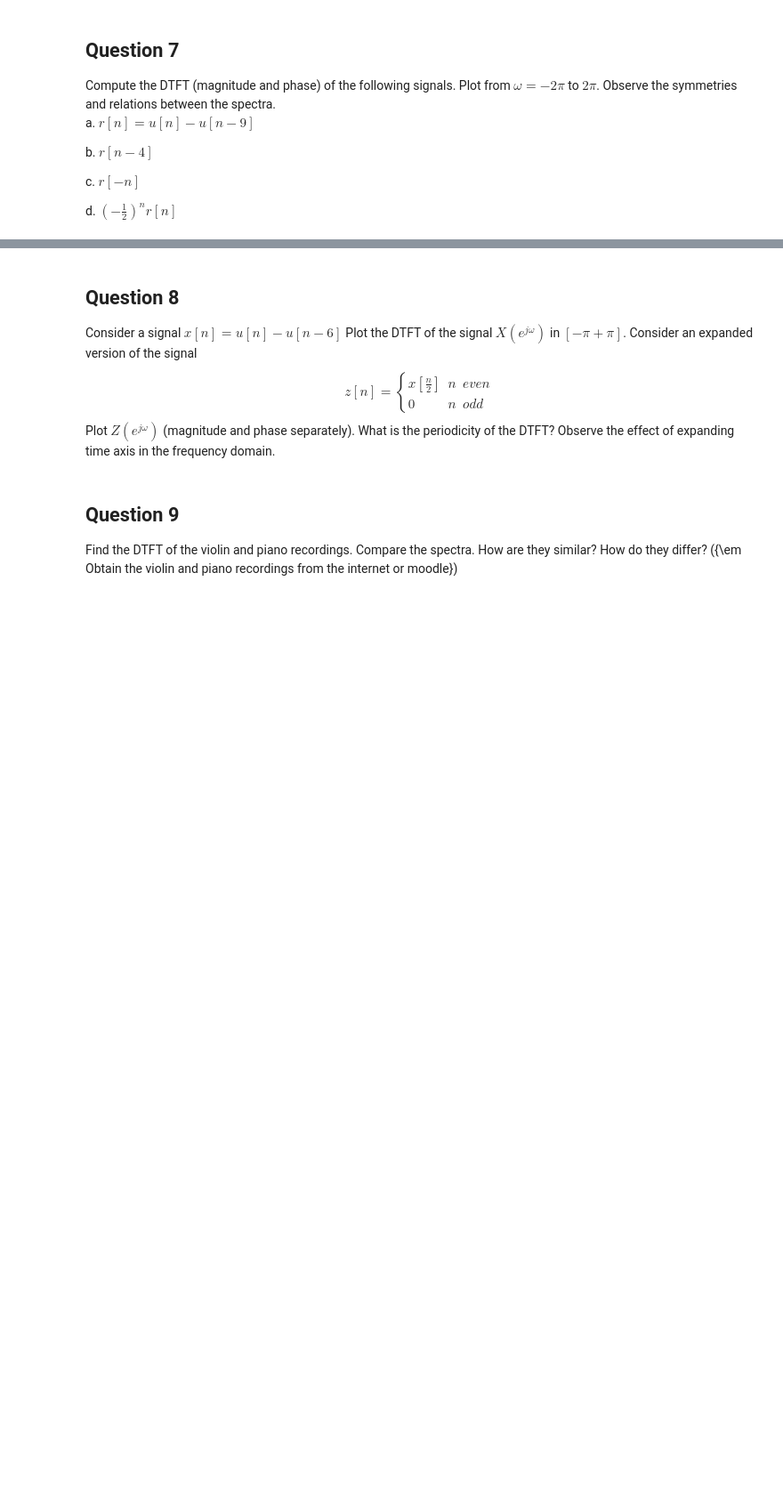
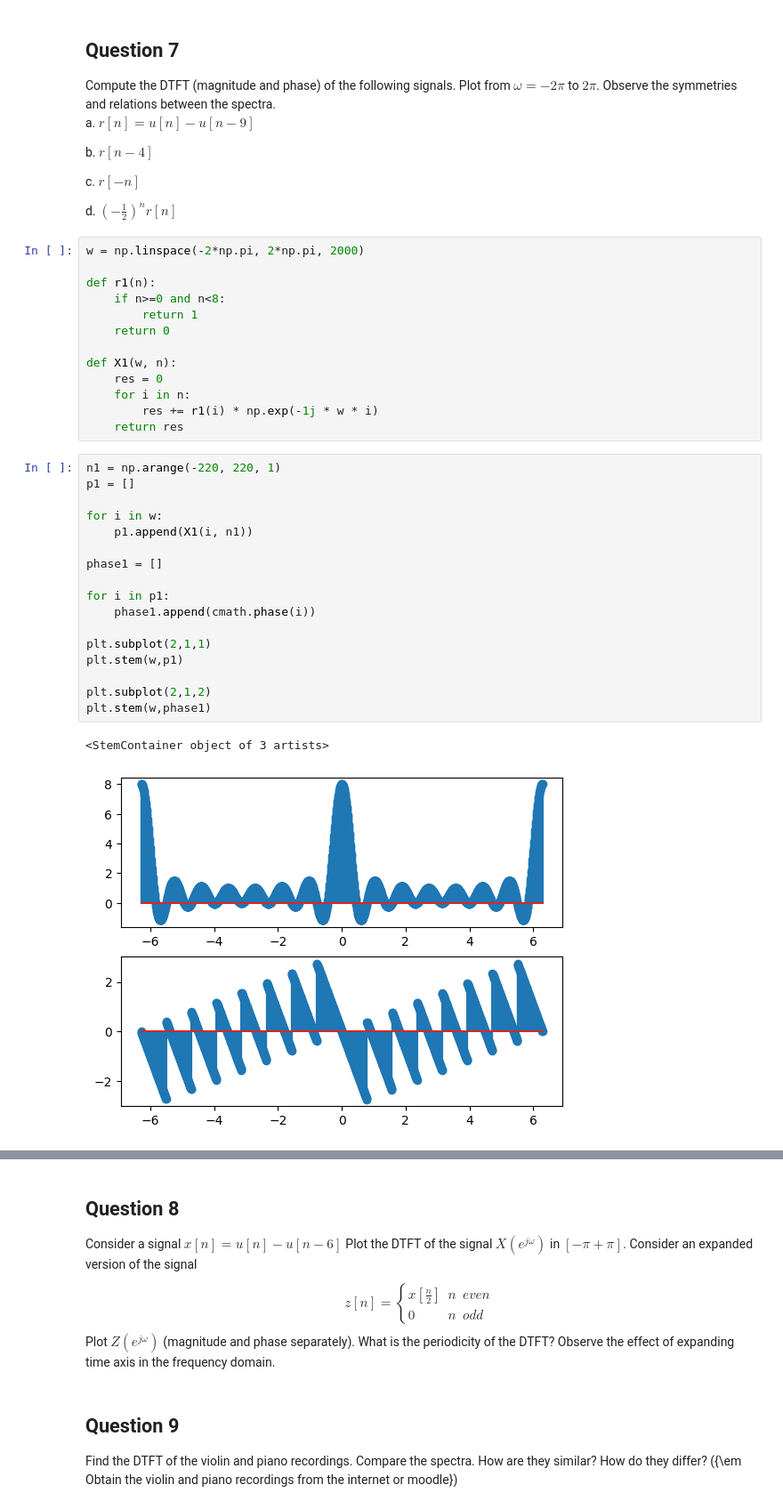
Before and after one commit to puranikvinit/lab_9, a Jupyter notebook: Assignment_2_211EC221_211EC226.ipynb, the cells around one changed output, grey strips where cells are left out. Shown: that part at 89% size. Saved outputs shown, nothing was run; the diff lists cells and outputs as text; blank space fills up the shorter version.

```diff
--- a/Assignment_2_211EC221_211EC226.ipynb
+++ b/Assignment_2_211EC221_211EC226.ipynb
@@ -364,3 +392,36 @@ b. $ r[n - 4] $
 c. $ r[-n] $
 
 d. $ (-\frac{1}{2})^n r[n] $
+# %%
+w = np.linspace(-2*np.pi, 2*np.pi, 2000)
+
+def r1(n):
+    if n>=0 and n<8:
+        return 1
+    return 0
+
+def X1(w, n):
+    res = 0
+    for i in n:
+        res += r1(i) * np.exp(-1j * w * i)
+    return res
+# %%
+n1 = np.arange(-220, 220, 1)
+p1 = []
+
+for i in w:
+    p1.append(X1(i, n1))
+
+phase1 = []
+
+for i in p1:
+    phase1.append(cmath.phase(i))
+
+plt.subplot(2,1,1)
+plt.stem(w,p1)
+
+plt.subplot(2,1,2)
+plt.stem(w,phase1)
+# %% [output]
+<StemContainer object of 3 artists>
+[figure, added]
```
Also changed, not shown: parts of 31 cells of this notebook, 1 other file.
